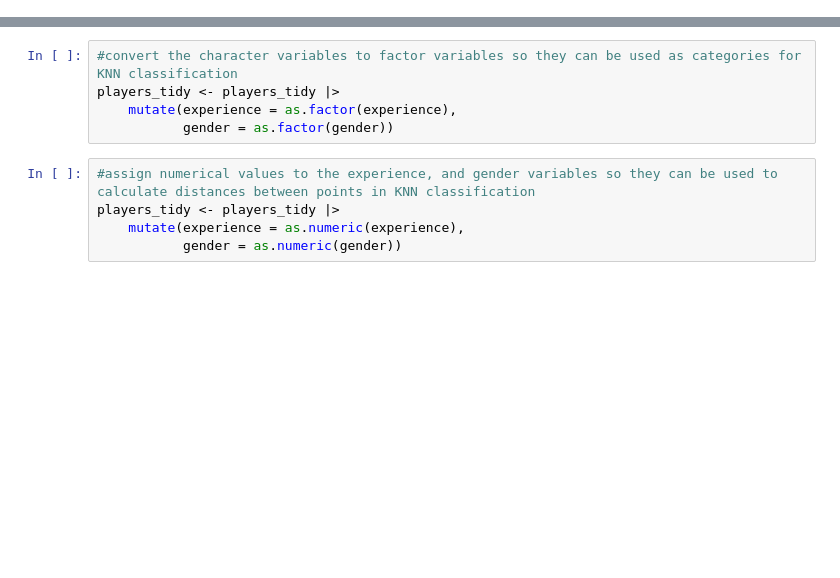
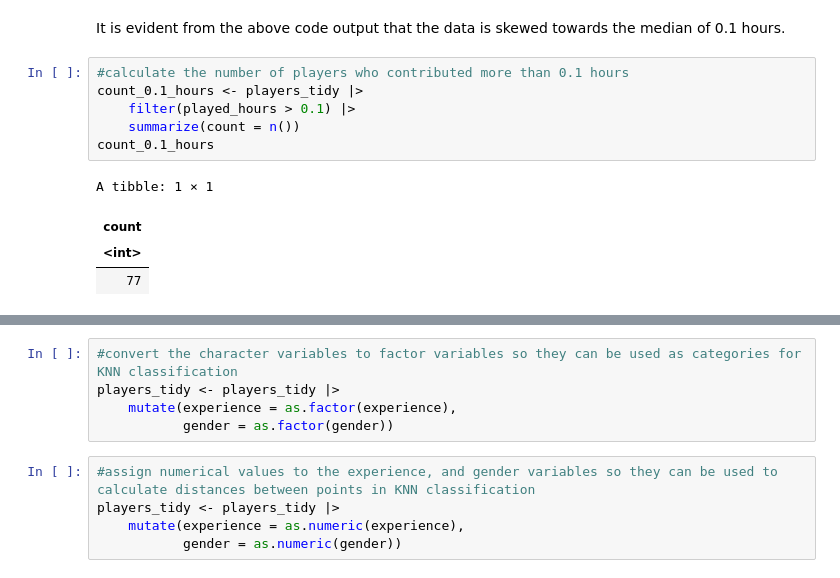
Before and after one commit to Nic917/DSCI-project-, a Jupyter notebook: ipynb_checkpoints/DSCI100_Group_Project_Code-checkpoint.ipynb, the cells around one changed output, grey strips where cells are left out. Saved outputs shown, nothing was run; the diff lists cells and outputs as text; blank space fills up the shorter version.

```diff
--- a/ipynb_checkpoints/DSCI100_Group_Project_Code-checkpoint.ipynb
+++ b/ipynb_checkpoints/DSCI100_Group_Project_Code-checkpoint.ipynb
@@ -27,0 +85,13 @@ The above code output reveals that the average number of played hours in the pla
+# %% [markdown]
+It is evident from the above code output that the data is skewed towards the median of 0.1 hours.
+# %%
+#calculate the number of players who contributed more than 0.1 hours
+count_0.1_hours <- players_tidy |>
+    filter(played_hours > 0.1) |>
+    summarize(count = n())
+count_0.1_hours
+# %% [output]
+A tibble: 1 × 1
+| count |
+| <int> |
+| 77 |
```
Also changed, not shown: parts of 15 cells of this notebook.
